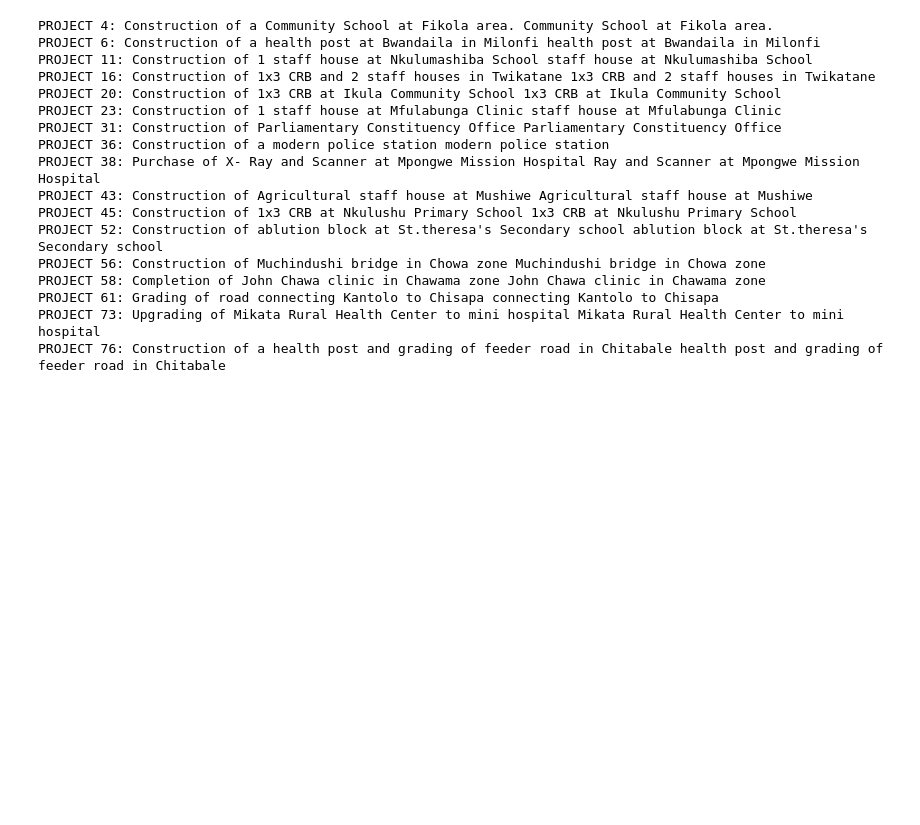
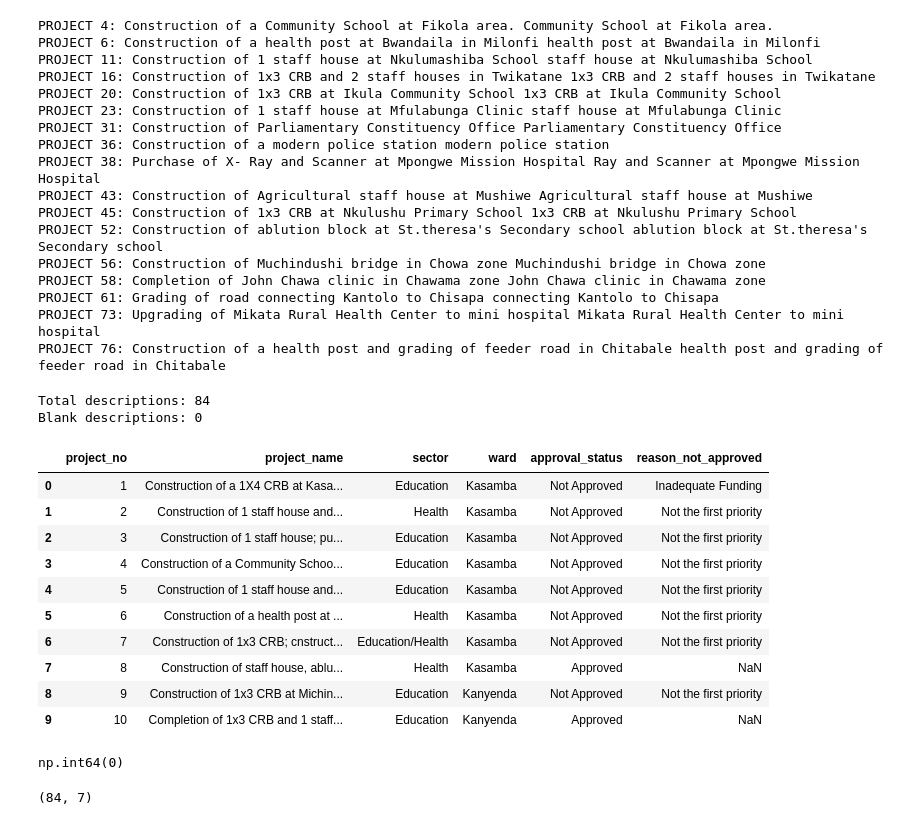
Before and after one commit to Sandie17-goodie/CSC4792_Group26_Mpongwe, a Jupyter notebook: notebooks/group26_mpongwe_dataset_creation.ipynb, the cells around one changed output. Drawn from its saved outputs; the diff is of its cells as text; code cells hidden in the pictures; blank space fills up the shorter version.

```diff
--- a/notebooks/group26_mpongwe_dataset_creation.ipynb
+++ b/notebooks/group26_mpongwe_dataset_creation.ipynb
@@ -1447,3 +1447,26 @@ PROJECT 58: Completion of John Chawa clinic in Chawama zone John Chawa clinic in
 PROJECT 61: Grading of road connecting Kantolo to Chisapa connecting Kantolo to Chisapa
 PROJECT 73: Upgrading of Mikata Rural Health Center to mini hospital Mikata Rural Health Center to mini hospital
 PROJECT 76: Construction of a health post and grading of feeder road in Chitabale health post and grading of feeder road in Chitabale
+# %%
+description_corrections = {
+    "4": "Construction of a Community School at Fikola area.",
+    "6": "Construction of a health post at Bwandaila in Milonfi",
+    "11": "Construction of 1 staff house at Nkulumashiba School",
+    "16": "Construction of 1x3 CRB and 2 staff houses in Twikatane",
+    "20": "Construction of 1x3 CRB at Ikula Community School",
+    "23": "Construction of 1 staff house at Mfulabunga Clinic",
+    "31": "Construction of Parliamentary Constituency Office",
+    "36": "Construction of a modern police station",
+    "38": "Purchase of X- Ray and Scanner at Mpongwe Mission Hospital",
+    "43": "Construction of Agricultural staff house at Mushiwe",
+    "45": "Construction of 1x3 CRB at Nkulushu Primary School",
+    "52": "Construction of ablution block at St.theresa's Secondary school",
+    "56": "Construction of Muchindushi bridge in Chowa zone",
+    "58": "Completion of John Chawa clinic in Chawama zone",
+    "61": "Grading of road connecting Kantolo to Chisapa",
+    "73": "Upgrading of Mikata Rural Health Center to mini hospital",
+    "76": "Construction of a health post and grading of feeder road in Chitabale"
+}
+
+for project_no, corrected_description in description_corrections.items():
+    project_descriptions[project_no] = corrected_description
@@ -1449,0 +1491,42 @@ PROJECT 76: Construction of a health post and grading of feeder road in Chitabal
+# %%
+print("Total descriptions:", len(project_descriptions))
+print(
+    "Blank descriptions:",
+    sum(not description.strip() for description in project_descriptions.values())
+)
+# %% [output]
+Total descriptions: 84
+Blank descriptions: 0
+# %%
+parsed_df["project_name"] = parsed_df["project_no"].map(project_descriptions)
+# %%
+parsed_df[
+    [
+        "project_no",
+        "project_name",
+        "sector",
+        "ward",
+        "approval_status",
+        "reason_not_approved"
+    ]
+].head(10)
+# %% [output]
+|  | project_no | project_name | sector | ward | approval_status | reason_not_approved |
+| 0 | 1 | Construction of a 1X4 CRB at Kasa... | Education | Kasamba | Not Approved | Inadequate Funding |
+| 1 | 2 | Construction of 1 staff house and... | Health | Kasamba | Not Approved | Not the first priority |
+| 2 | 3 | Construction of 1 staff house; pu... | Education | Kasamba | Not Approved | Not the first priority |
+| 3 | 4 | Construction of a Community Schoo... | Education | Kasamba | Not Approved | Not the first priority |
+| 4 | 5 | Construction of 1 staff house and... | Education | Kasamba | Not Approved | Not the first priority |
+| 5 | 6 | Construction of a health post at ... | Health | Kasamba | Not Approved | Not the first priority |
+| 6 | 7 | Construction of 1x3 CRB; cnstruct... | Education/Health | Kasamba | Not Approved | Not the first priority |
+| 7 | 8 | Construction of staff house, ablu... | Health | Kasamba | Approved | NaN |
+| 8 | 9 | Construction of 1x3 CRB at Michin... | Education | Kanyenda | Not Approved | Not the first priority |
+| 9 | 10 | Completion of 1x3 CRB and 1 staff... | Education | Kanyenda | Approved | NaN |
+# %%
+parsed_df["project_name"].isna().sum()
+# %% [output]
+np.int64(0)
+# %%
+parsed_df.shape
+# %% [output]
+(84, 7)
```
Also changed, not shown: parts of 1 cell of this notebook.
